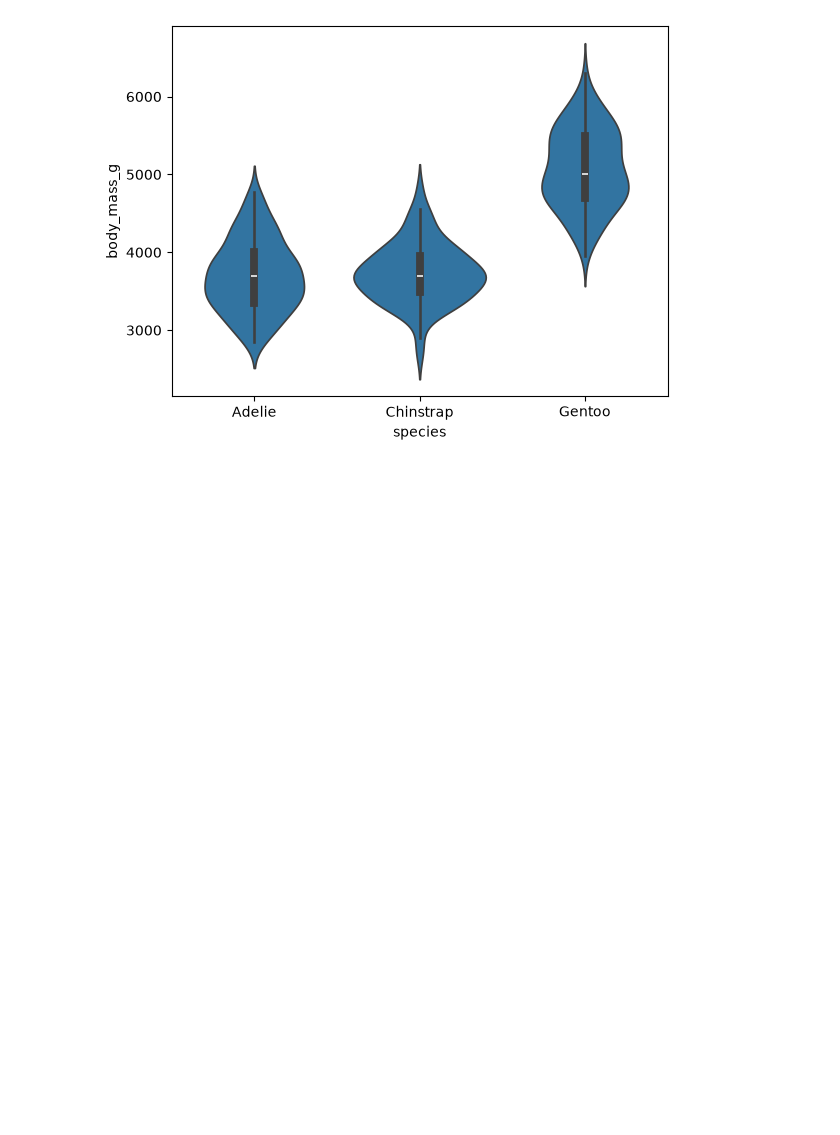
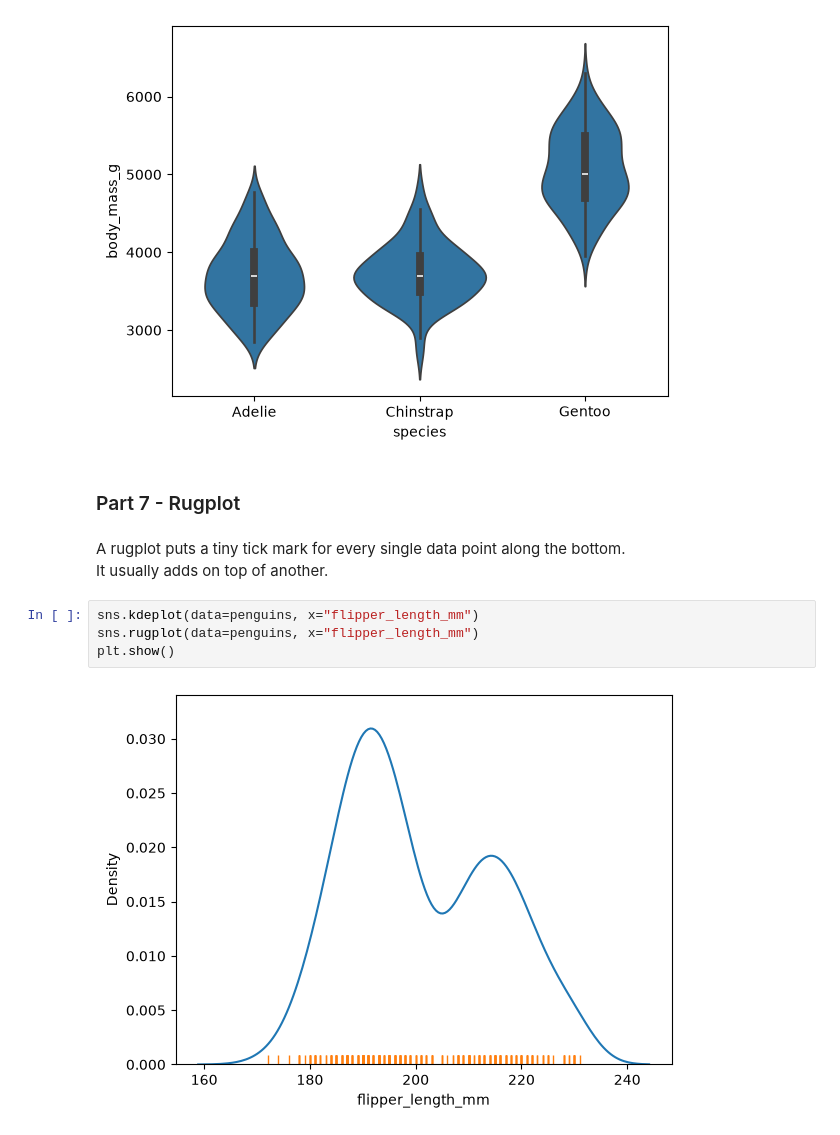
Before and after one commit to BigChungus931/Python-Data-Analyses, a Jupyter notebook: Seaborn/Topic 1 Visualize Distributions with Seaborn.ipynb, the cells around one changed output. Saved outputs shown, nothing was run; the diff lists cells and outputs as text; blank space fills up the shorter version.

Commit message:
Worked on a quiz where we reviewed distributions and learned rugplot and displot

```diff
--- a/Seaborn/Topic 1 Visualize Distributions with Seaborn.ipynb
+++ b/Seaborn/Topic 1 Visualize Distributions with Seaborn.ipynb
@@ -92,3 +92,14 @@ sns.violinplot(data=penguins, x="species", y="body_mass_g")
 plt.show()
 # %% [output]
 [figure]
+# %% [markdown]
+### Part 7 - Rugplot
+# %% [markdown]
+A rugplot puts a tiny tick mark for every single data point along the bottom. <br>
+It usually adds on top of another.
+# %%
+sns.kdeplot(data=penguins, x="flipper_length_mm")
+sns.rugplot(data=penguins, x="flipper_length_mm")
+plt.show()
+# %% [output]
+[figure, added]
```
Also changed, not shown: parts of 5 cells of this notebook.
